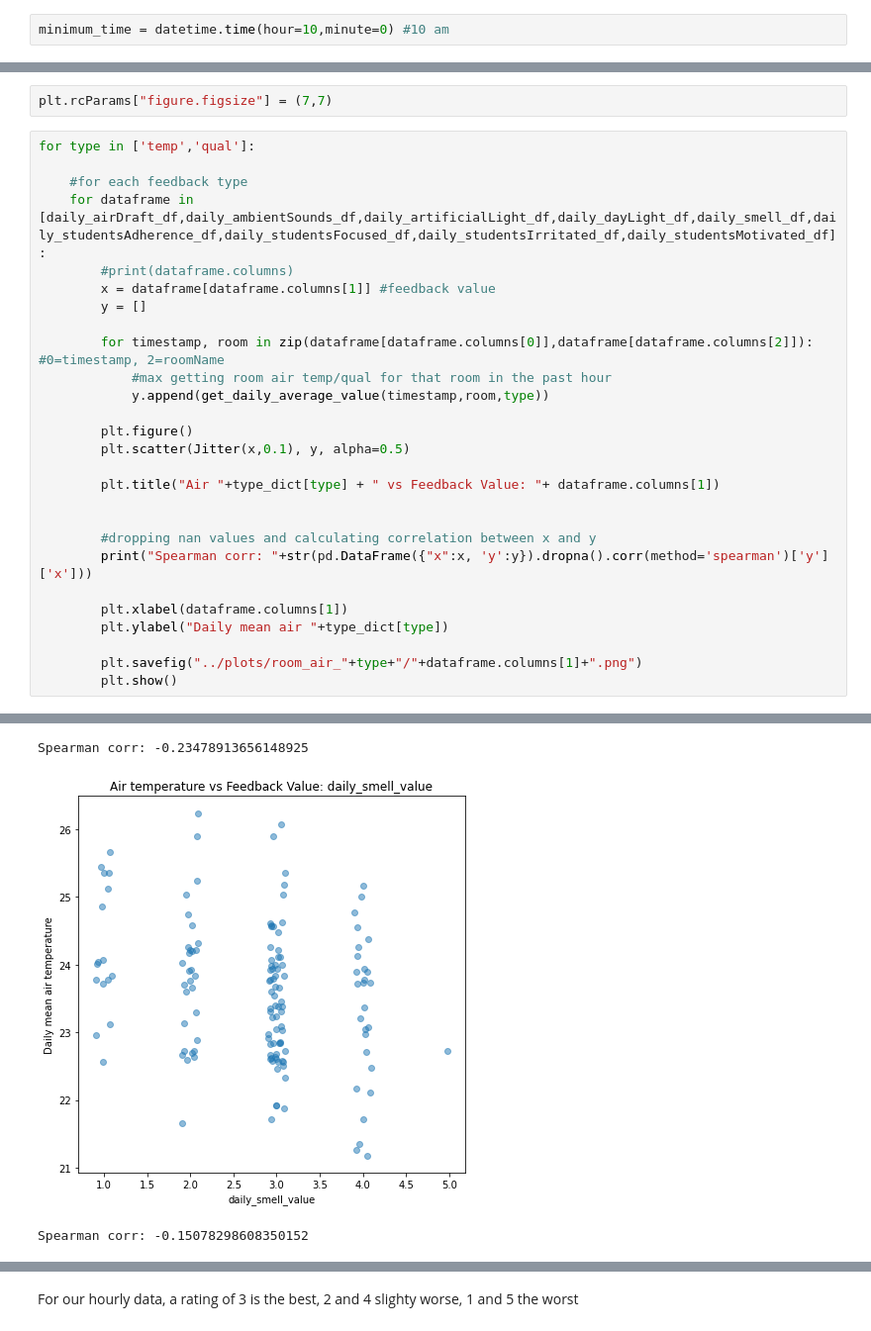
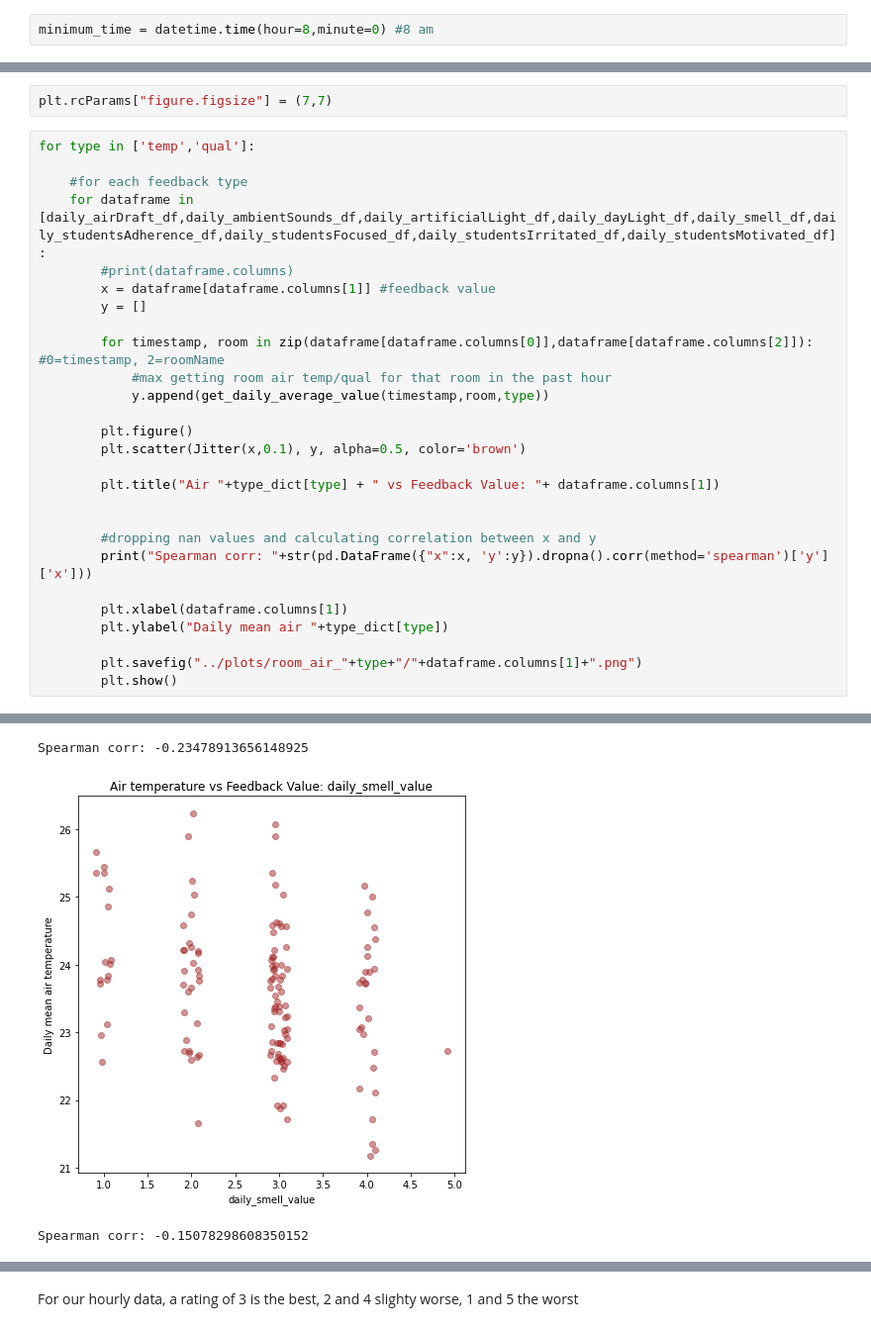
Before and after one commit to tug-cps/SchoolFeedback, a Jupyter notebook: notebooks/trends_data.ipynb, the cells around one changed output, grey strips where cells are left out. Shown at 99% size. Cells and saved outputs as stored; diff of their text form.

```diff
--- a/notebooks/trends_data.ipynb
+++ b/notebooks/trends_data.ipynb
@@ -120,7 +120,7 @@ hourly_feedback_data = [hourly_airQuality_df,hourly_humidity_df,hourly_indoorCli
 # %% [markdown]
 ## Removing all daily feedback entries before classes would have occured that day
 # %%
-minimum_time = datetime.time(hour=10,minute=0) #10 am
+minimum_time = datetime.time(hour=8,minute=0) #8 am
 # %%
 for dataframe in daily_feedback_data:
     dataframe = dataframe[dataframe.iloc[:, 0] .apply(time_from_datetime_series) > minimum_time]
@@ -220,7 +220,7 @@ for type in ['temp','qual']:
             y.append(get_daily_average_value(timestamp,room,type))
 
         plt.figure()
-        plt.scatter(Jitter(x,0.1), y, alpha=0.5)
+        plt.scatter(Jitter(x,0.1), y, alpha=0.5, color='brown')
 
         plt.title("Air "+type_dict[type] + " vs Feedback Value: "+ dataframe.columns[1])
 
@@ -245,3 +245,3 @@ Spearman corr: -0.13998037740939615
 Spearman corr: -0.23478913656148925
-[figure, old version]
+[figure, new version]
 Spearman corr: -0.15078298608350152
```
Also changed, not shown: parts of 5 cells of this notebook.
